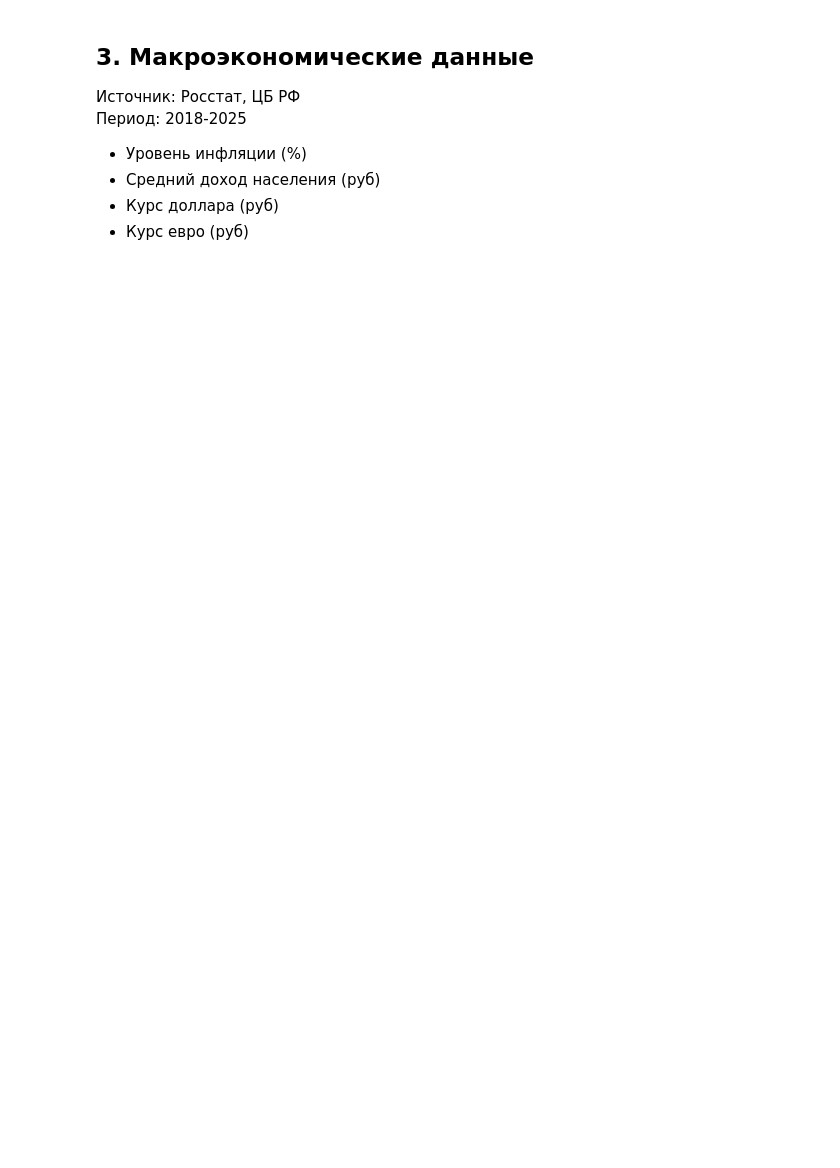
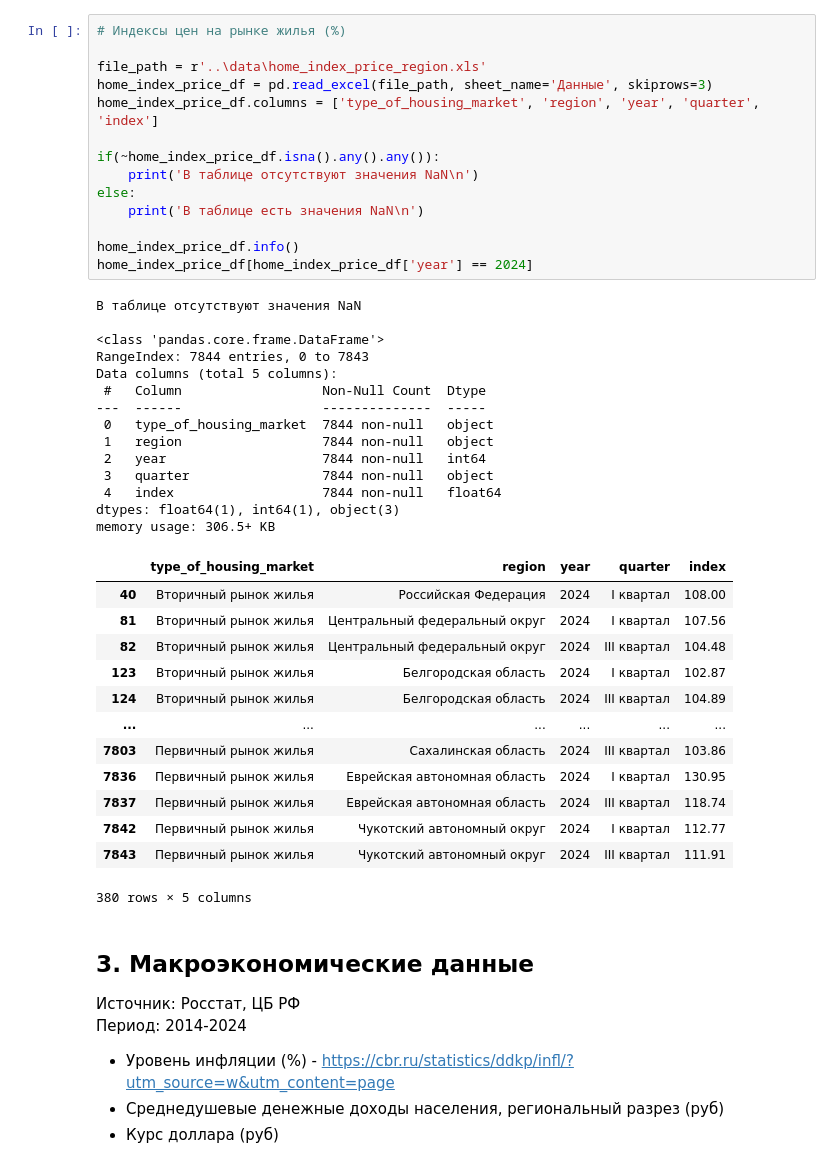
Before and after one commit to AndMarina/housing-prices-mortgage-rates, a Jupyter notebook: notebooks/data_collection.ipynb, the cells around one changed output. Saved outputs shown, nothing was run; the diff lists cells and outputs as text; blank space fills up the shorter version.

```diff
--- a/notebooks/data_collection.ipynb
+++ b/notebooks/data_collection.ipynb
@@ -175,10 +301,51 @@ __ИЖК по ДДУ (Ипотечное жилищное кредитовани
+# %%
+# Индексы цен на рынке жилья (%)
+
+file_path = r'..\data\home_index_price_region.xls'
+home_index_price_df = pd.read_excel(file_path, sheet_name='Данные', skiprows=3)
+home_index_price_df.columns = ['type_of_housing_market', 'region', 'year', 'quarter', 'index']
+
+if(~home_index_price_df.isna().any().any()):
+    print('В таблице отсутствуют значения NaN\n')
+else:
+    print('В таблице есть значения NaN\n')
+
+home_index_price_df.info()
+home_index_price_df[home_index_price_df['year'] == 2024]
+# %% [output]
+В таблице отсутствуют значения NaN
+
+<class 'pandas.core.frame.DataFrame'>
+RangeIndex: 7844 entries, 0 to 7843
+Data columns (total 5 columns):
+ #   Column                  Non-Null Count  Dtype
+---  ------                  --------------  -----
+ 0   type_of_housing_market  7844 non-null   object
+ 1   region                  7844 non-null   object
+ 2   year                    7844 non-null   int64
+ 3   quarter                 7844 non-null   object
+ 4   index                   7844 non-null   float64
+dtypes: float64(1), int64(1), object(3)
+memory usage: 306.5+ KB
+|  | type_of_housing_market | region | year | quarter | index |
+| 40 | Вторичный рынок жилья | Российская Федерация | 2024 | I квартал | 108.00 |
+| 81 | Вторичный рынок жилья | Центральный федеральный округ | 2024 | I квартал | 107.56 |
+| 82 | Вторичный рынок жилья | Центральный федеральный округ | 2024 | III квартал | 104.48 |
+| 123 | Вторичный рынок жилья | Белгородская область | 2024 | I квартал | 102.87 |
+| 124 | Вторичный рынок жилья | Белгородская область | 2024 | III квартал | 104.89 |
+| ... | ... | ... | ... | ... | ... |
+| 7803 | Первичный рынок жилья | Сахалинская область | 2024 | III квартал | 103.86 |
+| 7836 | Первичный рынок жилья | Еврейская автономная область | 2024 | I квартал | 130.95 |
+| 7837 | Первичный рынок жилья | Еврейская автономная область | 2024 | III квартал | 118.74 |
+| 7842 | Первичный рынок жилья | Чукотский автономный округ | 2024 | I квартал | 112.77 |
+| 7843 | Первичный рынок жилья | Чукотский автономный округ | 2024 | III квартал | 111.91 |
+380 rows × 5 columns
 # %% [markdown]
 ## 3. Макроэкономические данные
 
 Источник: Росстат, ЦБ РФ
-Период: 2018-2025
+Период: 2014-2024
 
-- Уровень инфляции (%)
-- Средний доход населения (руб)
+- Уровень инфляции (%) - https://cbr.ru/statistics/ddkp/infl/?utm_source=w&utm_content=page
+- Среднедушевые денежные доходы населения, региональный разрез (руб)
 - Курс доллара (руб)
-- Курс евро (руб)
```
Also changed, not shown: parts of 17 cells of this notebook, 8 other files.
